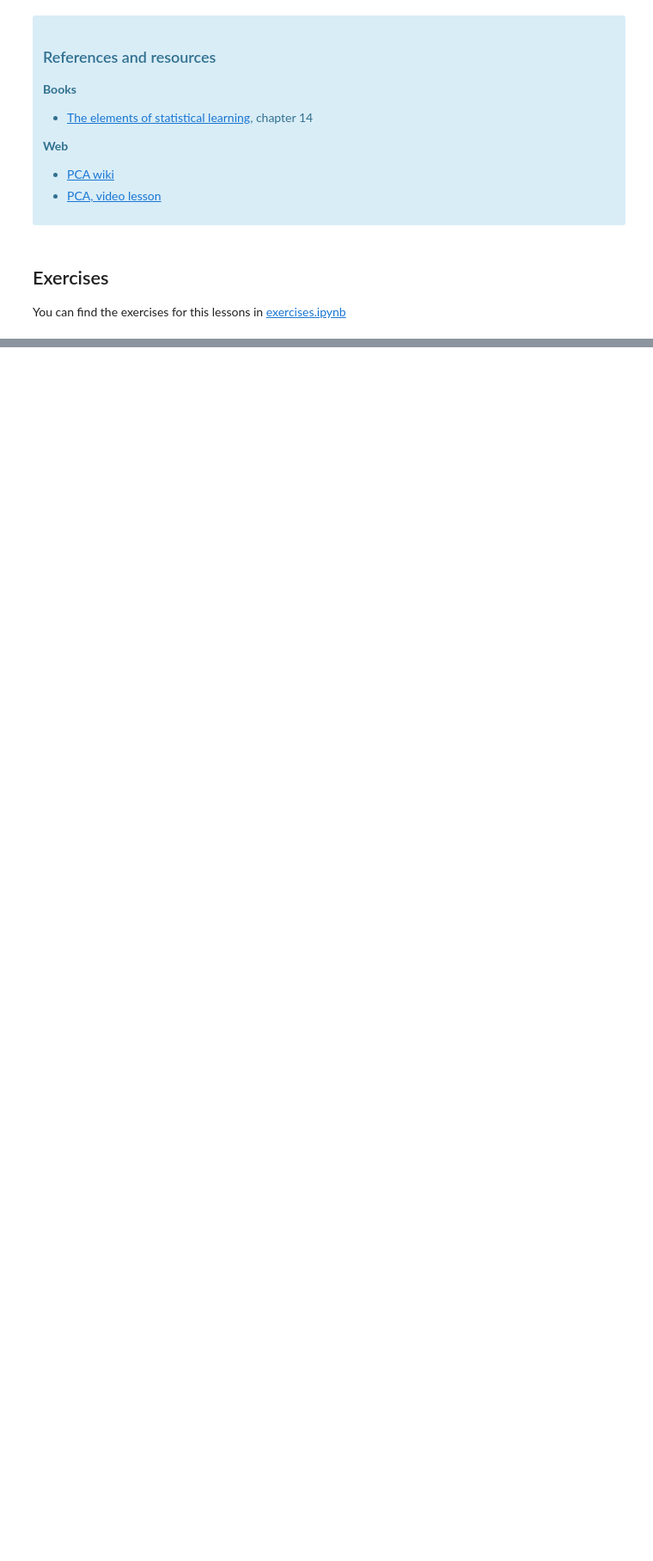
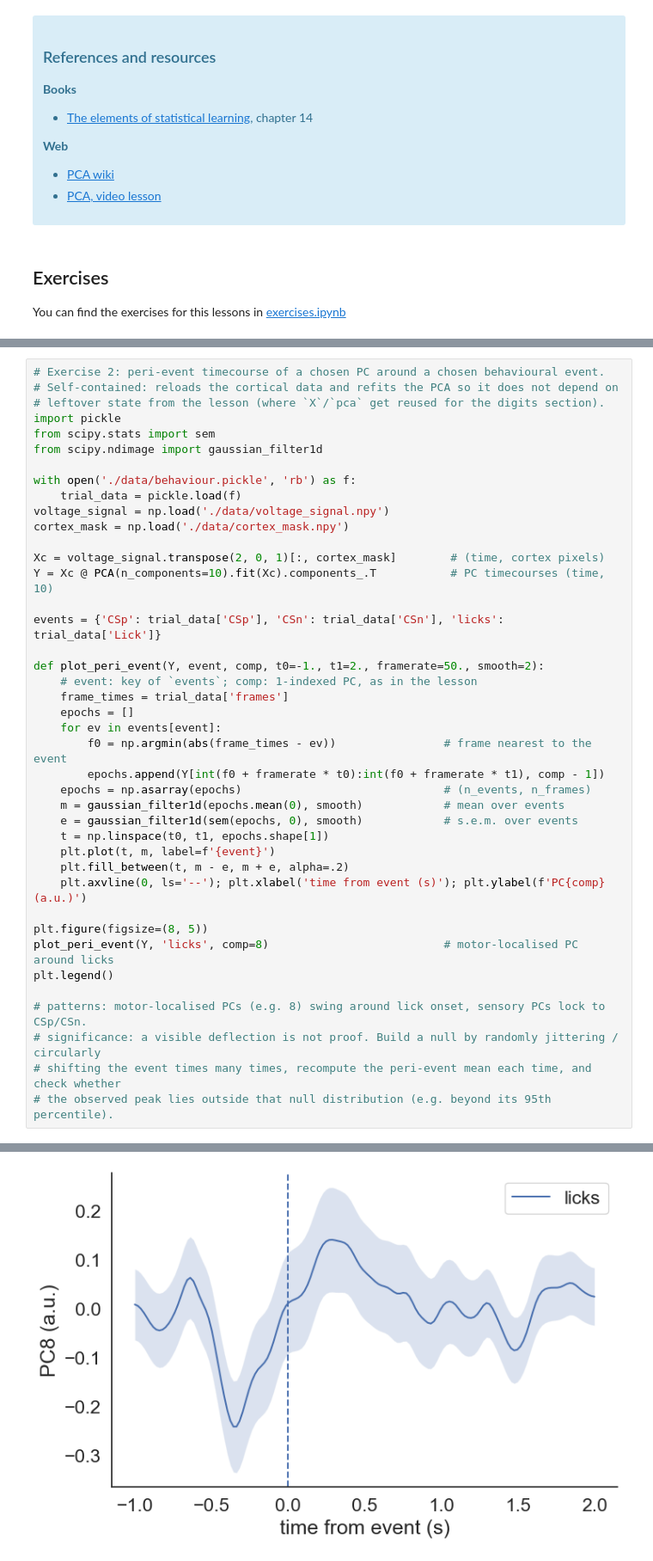
Before and after one commit to rvodila/population-methods, a Jupyter notebook: 03-dimensionality-reduction/dimensionality_reduction.ipynb, the cells around one changed output, grey strips where cells are left out. Shown at 86% size. Drawn from its saved outputs; the diff is of its cells as text; blank space fills up the shorter version.

```diff
--- a/03-dimensionality-reduction/dimensionality_reduction.ipynb
+++ b/03-dimensionality-reduction/dimensionality_reduction.ipynb
@@ -452,0 +500,42 @@ You can find the exercises for this lessons in [exercises.ipynb](exercises.ipynb
+# %%
+# Exercise 2: peri-event timecourse of a chosen PC around a chosen behavioural event.
+# Self-contained: reloads the cortical data and refits the PCA so it does not depend on
+# leftover state from the lesson (where `X`/`pca` get reused for the digits section).
+import pickle
+from scipy.stats import sem
+from scipy.ndimage import gaussian_filter1d
+
+with open('./data/behaviour.pickle', 'rb') as f:
+    trial_data = pickle.load(f)
+voltage_signal = np.load('./data/voltage_signal.npy')
+cortex_mask = np.load('./data/cortex_mask.npy')
+
+Xc = voltage_signal.transpose(2, 0, 1)[:, cortex_mask]        # (time, cortex pixels)
+Y = Xc @ PCA(n_components=10).fit(Xc).components_.T           # PC timecourses (time, 10)
+
+events = {'CSp': trial_data['CSp'], 'CSn': trial_data['CSn'], 'licks': trial_data['Lick']}
+
+def plot_peri_event(Y, event, comp, t0=-1., t1=2., framerate=50., smooth=2):
+    # event: key of `events`; comp: 1-indexed PC, as in the lesson
+    frame_times = trial_data['frames']
+    epochs = []
+    for ev in events[event]:
+        f0 = np.argmin(abs(frame_times - ev))                # frame nearest to the event
+        epochs.append(Y[int(f0 + framerate * t0):int(f0 + framerate * t1), comp - 1])
+    epochs = np.asarray(epochs)                              # (n_events, n_frames)
+    m = gaussian_filter1d(epochs.mean(0), smooth)            # mean over events
+    e = gaussian_filter1d(sem(epochs, 0), smooth)            # s.e.m. over events
+    t = np.linspace(t0, t1, epochs.shape[1])
+    plt.plot(t, m, label=f'{event}')
+    plt.fill_between(t, m - e, m + e, alpha=.2)
+    plt.axvline(0, ls='--'); plt.xlabel('time from event (s)'); plt.ylabel(f'PC{comp} (a.u.)')
+
+plt.figure(figsize=(8, 5))
+plot_peri_event(Y, 'licks', comp=8)                          # motor-localised PC around licks
+plt.legend()
+
+# patterns: motor-localised PCs (e.g. 8) swing around lick onset, sensory PCs lock to CSp/CSn.
+# significance: a visible deflection is not proof. Build a null by randomly jittering / circularly
+# shifting the event times many times, recompute the peri-event mean each time, and check whether
+# the observed peak lies outside that null distribution (e.g. beyond its 95th percentile).
+# %% [output]
@@ -452,0 +543 @@ You can find the exercises for this lessons in [exercises.ipynb](exercises.ipynb
+[figure, added]
```
Also changed, not shown: parts of 7 cells of this notebook.
